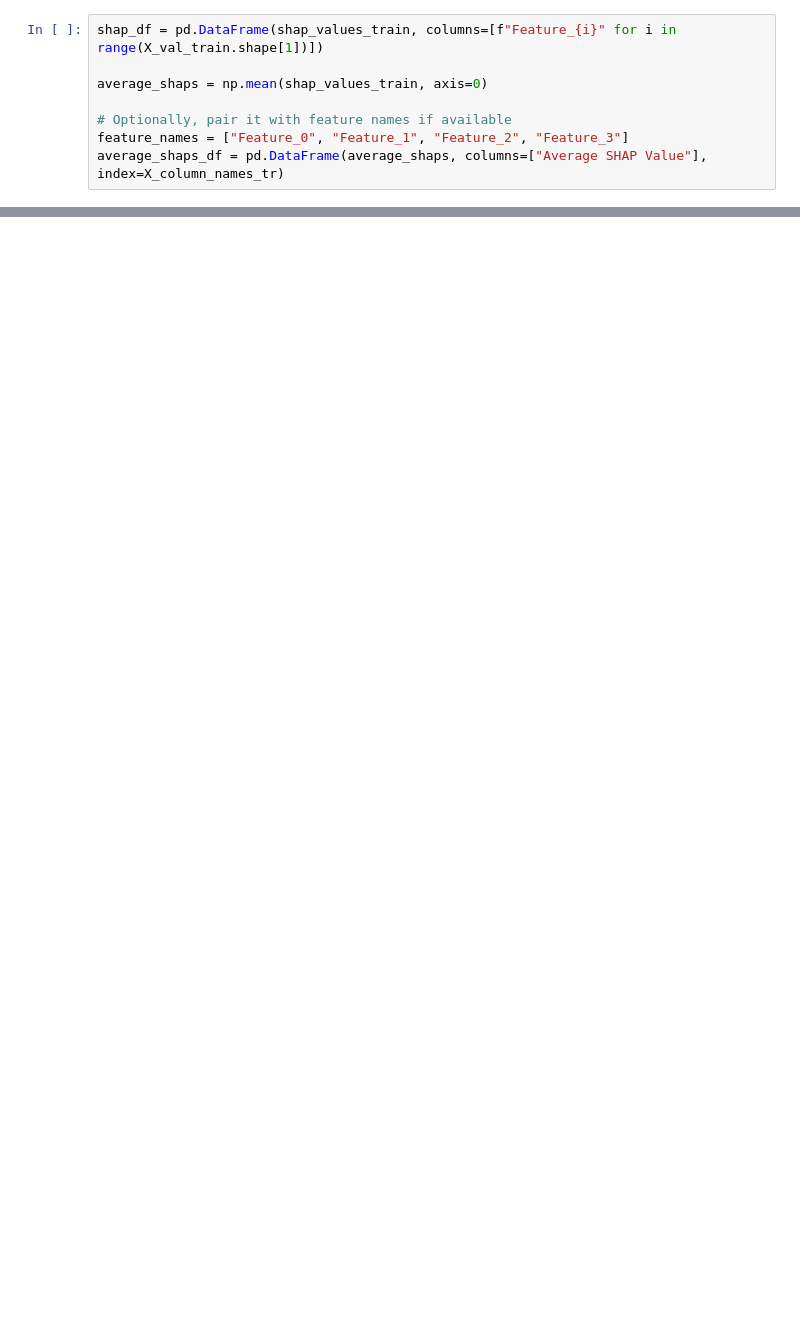
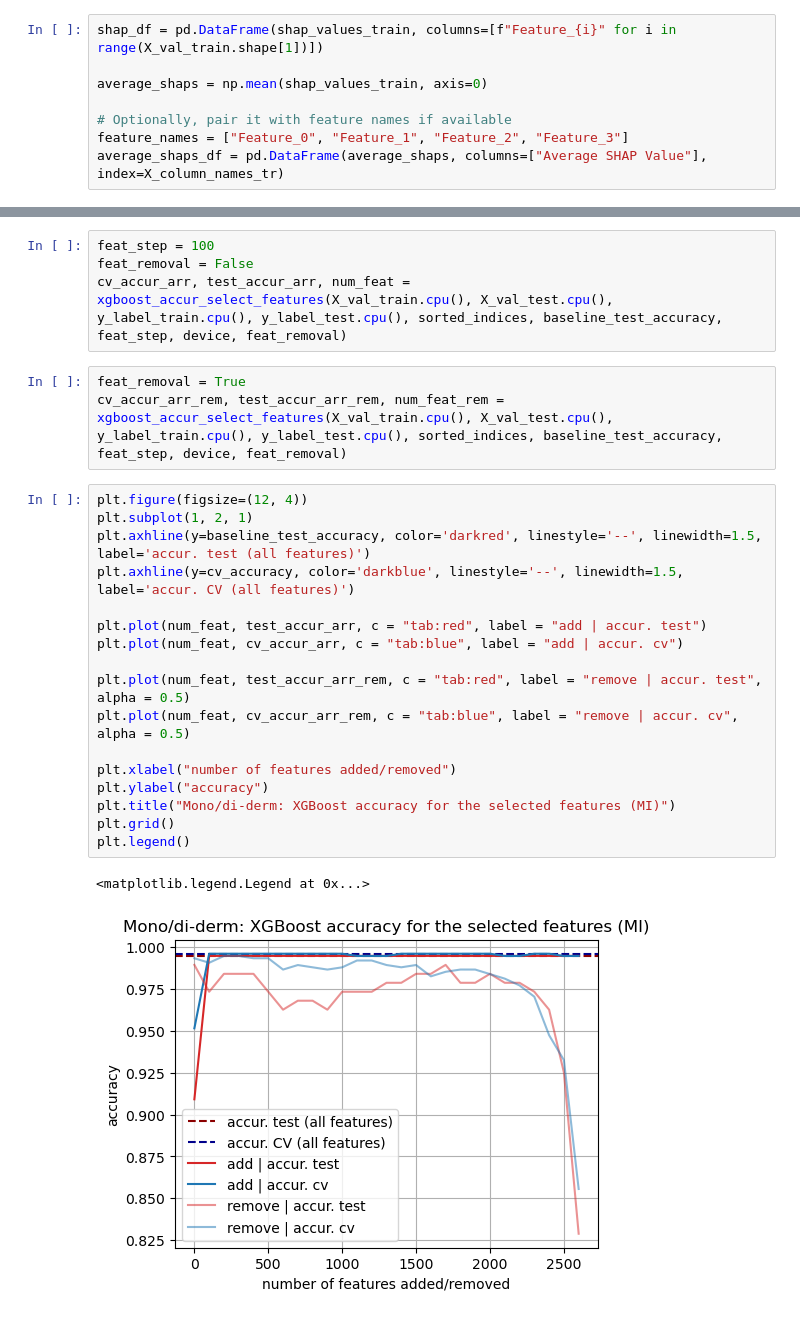
Before and after one commit to oist/gene-context, a Jupyter notebook: jupyter_notebooks/didermy_data.ipynb, the cells around one changed output, grey strips where cells are left out. Cells and saved outputs as stored; diff of their text form; blank space fills up the shorter version.

```diff
--- a/jupyter_notebooks/didermy_data.ipynb
+++ b/jupyter_notebooks/didermy_data.ipynb
@@ -398,0 +376,27 @@ shap.summary_plot(shap_values_train, X_train)  # Summary plot
+# %%
+feat_step = 100
+feat_removal = False
+cv_accur_arr, test_accur_arr, num_feat = xgboost_accur_select_features(X_val_train.cpu(), X_val_test.cpu(), y_label_train.cpu(), y_label_test.cpu(), sorted_indices, baseline_test_accuracy, feat_step, device, feat_removal)
+# %%
+feat_removal = True
+cv_accur_arr_rem, test_accur_arr_rem, num_feat_rem = xgboost_accur_select_features(X_val_train.cpu(), X_val_test.cpu(), y_label_train.cpu(), y_label_test.cpu(), sorted_indices, baseline_test_accuracy, feat_step, device, feat_removal)
+# %%
+plt.figure(figsize=(12, 4))
+plt.subplot(1, 2, 1)
+plt.axhline(y=baseline_test_accuracy, color='darkred', linestyle='--', linewidth=1.5, label='accur. test (all features)')
+plt.axhline(y=cv_accuracy, color='darkblue', linestyle='--', linewidth=1.5, label='accur. CV (all features)')
+
+plt.plot(num_feat, test_accur_arr, c = "tab:red", label = "add | accur. test")
+plt.plot(num_feat, cv_accur_arr, c = "tab:blue", label = "add | accur. cv")
+
+plt.plot(num_feat, test_accur_arr_rem, c = "tab:red", label = "remove | accur. test", alpha = 0.5)
+plt.plot(num_feat, cv_accur_arr_rem, c = "tab:blue", label = "remove | accur. cv", alpha = 0.5)
+
+plt.xlabel("number of features added/removed")
+plt.ylabel("accuracy")
+plt.title("Mono/di-derm: XGBoost accuracy for the selected features (MI)")
+plt.grid()
+plt.legend()
+# %% [output]
+<matplotlib.legend.Legend at 0x...>
+[figure, added]
```
Also changed, not shown: parts of 6 cells of this notebook, 6 other files.
